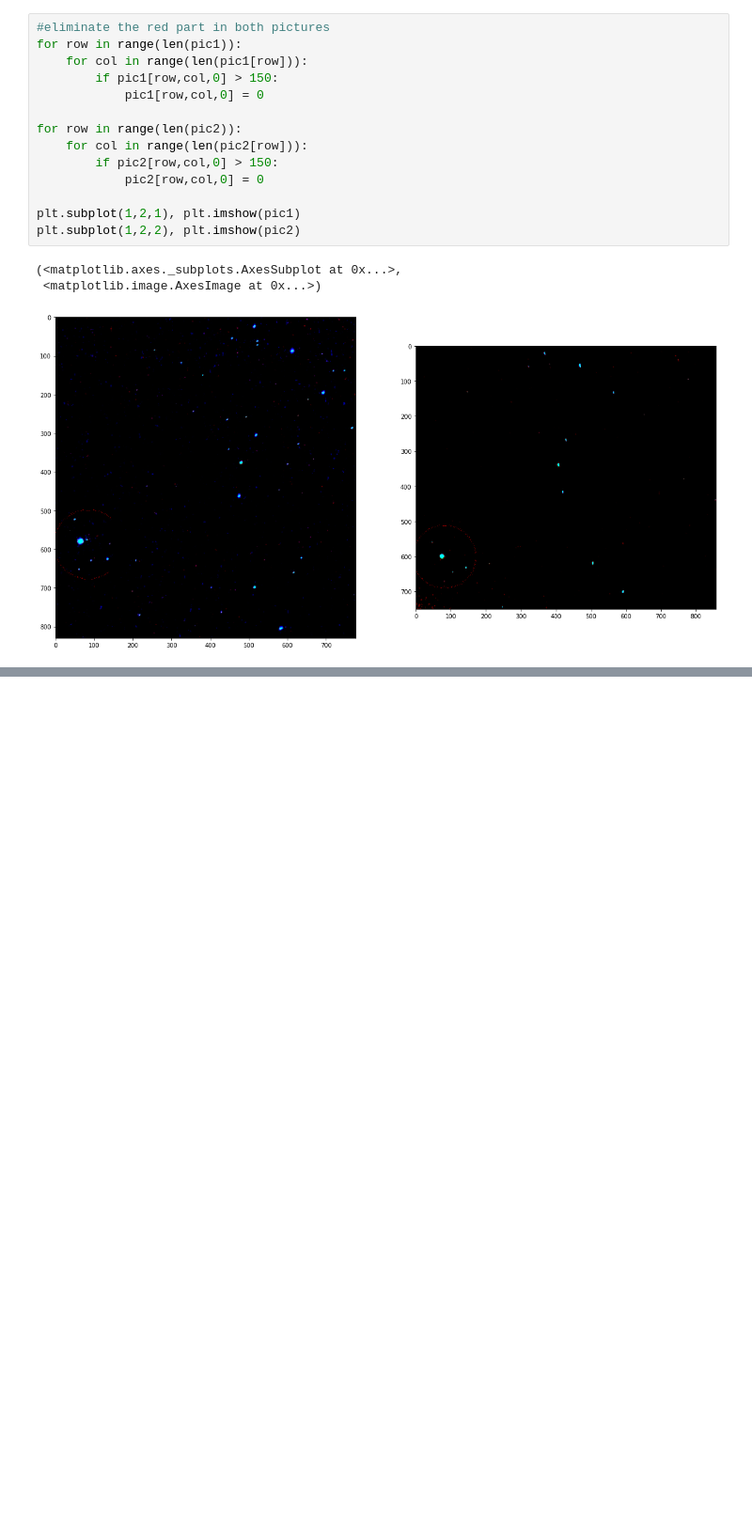
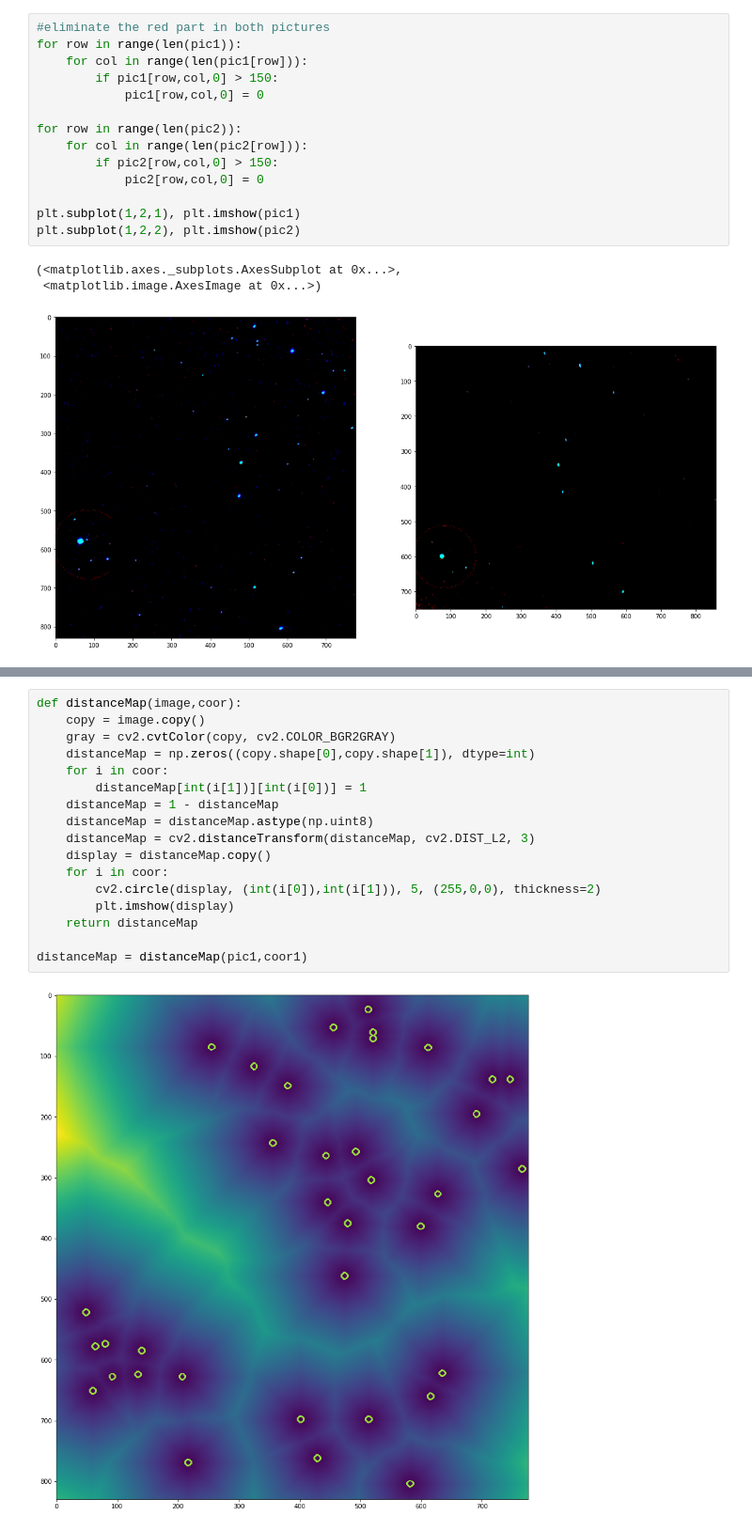
Before and after one commit to JeffTheHacker/Solar-sail-localization, a Jupyter notebook: codebase/StarRecognition.ipynb, the cells around one changed output, grey strips where cells are left out. Shown at 94% size. Saved outputs shown, nothing was run; the diff lists cells and outputs as text; blank space fills up the shorter version.

```diff
--- a/codebase/StarRecognition.ipynb
+++ b/codebase/StarRecognition.ipynb
@@ -201,0 +117,19 @@ print(coor)
+# %%
+def distanceMap(image,coor):
+    copy = image.copy()
+    gray = cv2.cvtColor(copy, cv2.COLOR_BGR2GRAY)
+    distanceMap = np.zeros((copy.shape[0],copy.shape[1]), dtype=int)
+    for i in coor:
+        distanceMap[int(i[1])][int(i[0])] = 1
+    distanceMap = 1 - distanceMap
+    distanceMap = distanceMap.astype(np.uint8)
+    distanceMap = cv2.distanceTransform(distanceMap, cv2.DIST_L2, 3)
+    display = distanceMap.copy()
+    for i in coor:
+        cv2.circle(display, (int(i[0]),int(i[1])), 5, (255,0,0), thickness=2)
+        plt.imshow(display)
+    return distanceMap
+
+distanceMap = distanceMap(pic1,coor1)
+# %% [output]
+[figure, added]
```
Also changed, not shown: parts of 23 cells of this notebook.
